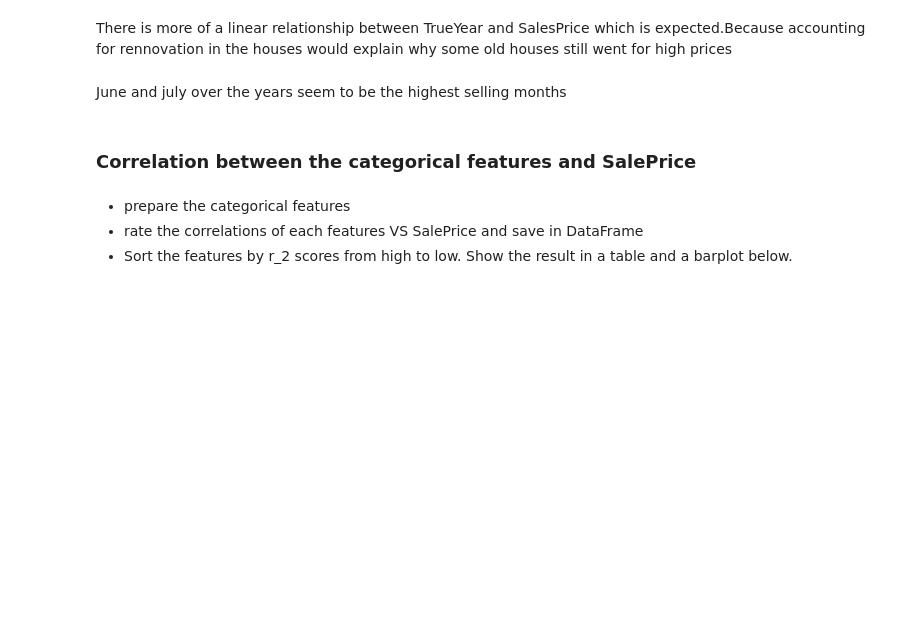
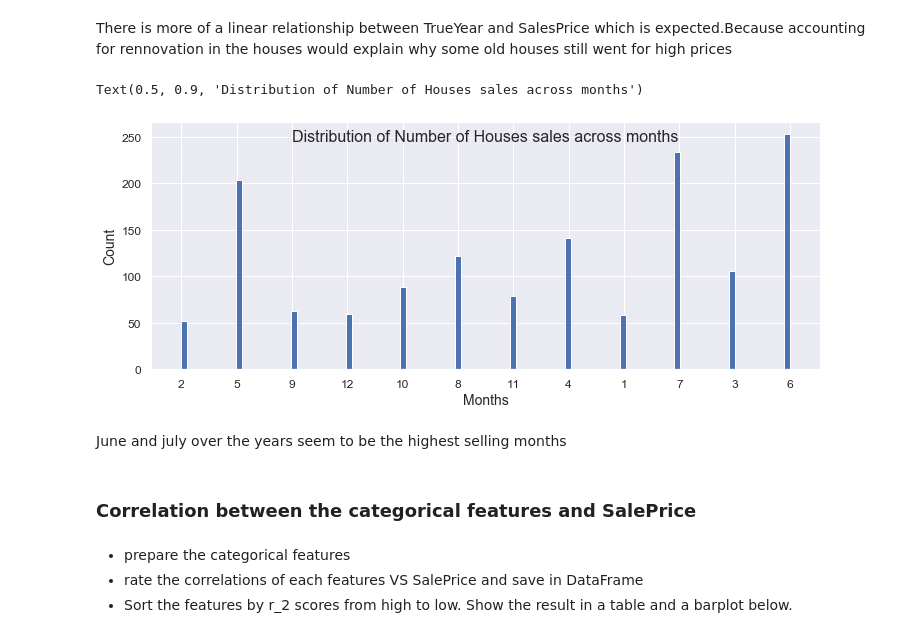
Before and after one commit to chibz3/Real_estate_investment, a Jupyter notebook: housing_prices.ipynb, the cells around one changed output. Cells and saved outputs as stored; diff of their text form; code cells hidden in the pictures; blank space fills up the shorter version.

```diff
--- a/housing_prices.ipynb
+++ b/housing_prices.ipynb
@@ -276,0 +390,4 @@ df['TrueYear'] = np.where(df['YearRemodAdd'] > 0, df['YearRemodAdd'], df['YearBu
+# %%
+#create feat if the house as a pool or not
+df['HasPool'] = np.where(df['PoolArea'] > 0, 1, 0)
+df['HasPool'] = df['HasPool'].astype(str)
@@ -276,0 +407,3 @@ df['TrueYear'] = np.where(df['YearRemodAdd'] > 0, df['YearRemodAdd'], df['YearBu
+# %%
+df['HasBsmt']=np.where(df['TotalBsmtSF'] > 0, 1, 0)
+df['HasBsmt'] = df['HasBsmt'].astype(str)
@@ -536,15 +757,18 @@ lm= ['January','February','March','April','May','June','July','August','Septembe
 # %%
 fig1= plt.figure(figsize=(12,10))
 
 plt.subplot(2,1,1)
 plt.hist(df.MoSold,bins=100)
 month=df.groupby(['MoSold']).SalePrice.count()
 plt.yticks(fontsize=12)
 plt.xticks(fontsize=12)
-plt.xticks( [ 1,2,3, 4,5,6,7,8,9,10,11,12],lm, rotation=0)
+# plt.xticks( [ 1,2,3, 4,5,6,7,8,9,10,11,12],lm, rotation=0)
 plt.ylabel('Count',fontsize=14)
 plt.xlabel('Months',fontsize=14)
 plt.title('Distribution of Number of Houses sales across months',fontsize=16,y=0.9)
+# %% [output]
+Text(0.5, 0.9, 'Distribution of Number of Houses sales across months')
+[figure, added]
 # %% [markdown]
 June and july over the years seem to be the highest selling months
 # %% [markdown]
```
Also changed, not shown: parts of 73 cells of this notebook.
